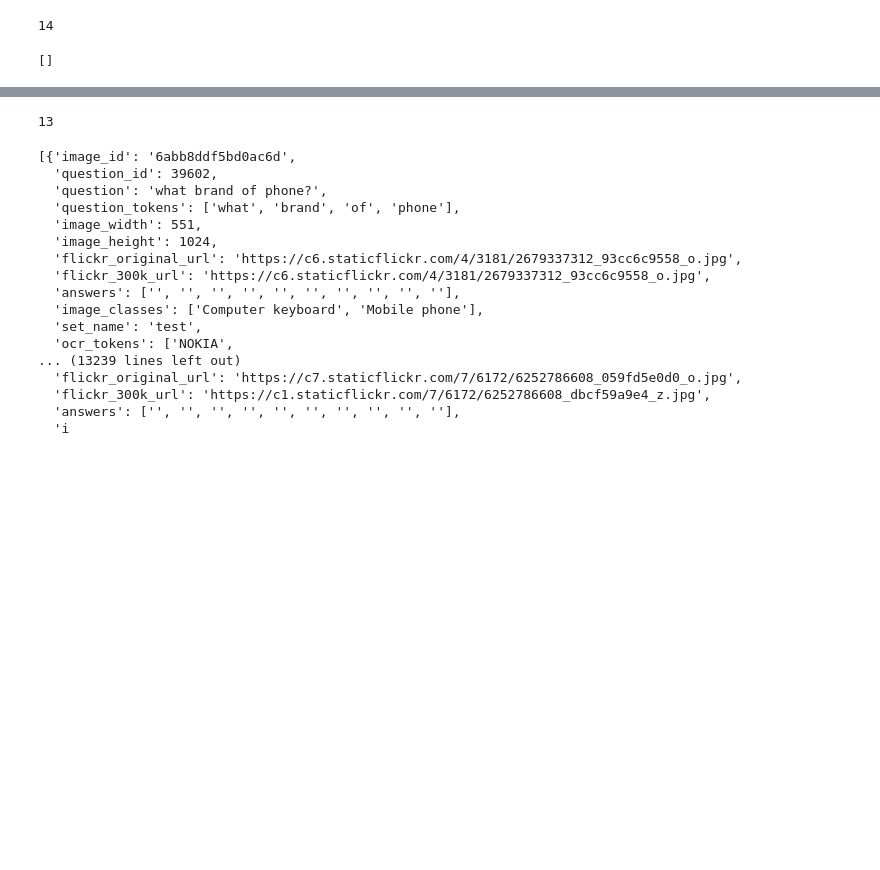
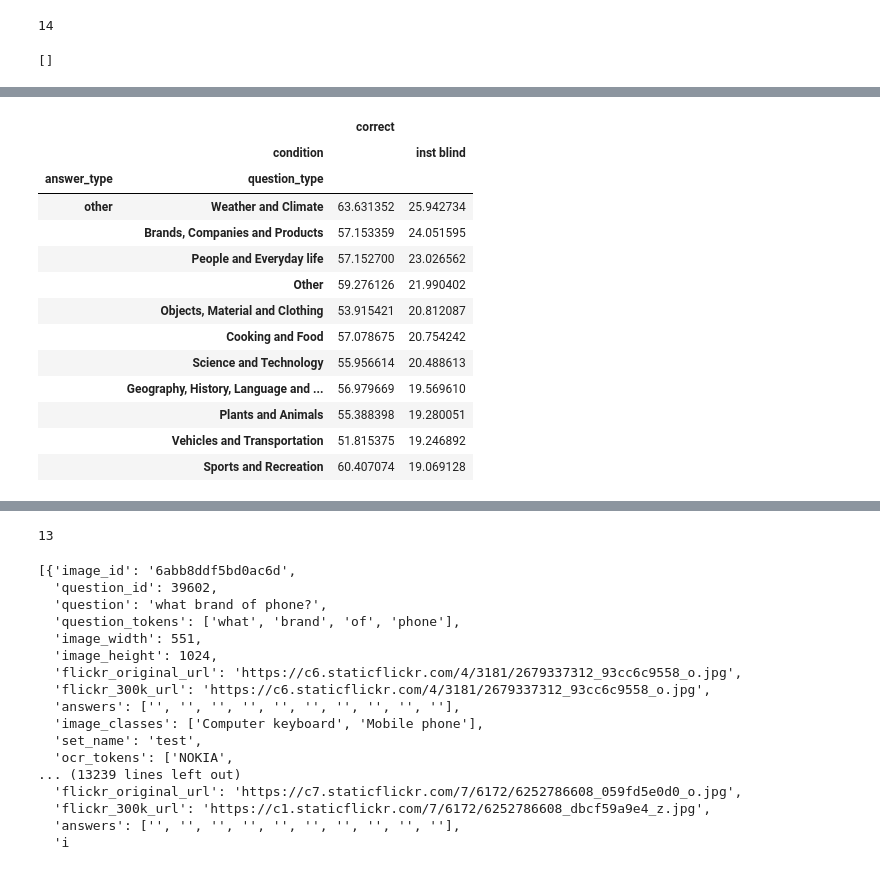
Before and after one commit to unolop/HPA, a Jupyter notebook: evaluation/score_vqa.ipynb, the cells around one changed output, grey strips where cells are left out. Saved outputs shown, nothing was run; the diff lists cells and outputs as text; code cells hidden in the pictures; blank space fills up the shorter version.

```diff
--- a/evaluation/score_vqa.ipynb
+++ b/evaluation/score_vqa.ipynb
@@ -48,0 +38,19 @@ okvqa.pivot_table(index='model', columns='condition', values=['question_id', 'co
+# %%
+okvqa_summary = okvqa.pivot_table(index=['answer_type', 'question_type'], columns=['condition'], values=['correct'], aggfunc='mean')
+okvqa_summary = okvqa_summary.sort_values([('correct', 'inst blind')], ascending=False)
+okvqa_summary
+# %% [output]
+|  |  | correct |  |
+|  | condition |  | inst blind |
+| answer_type | question_type |  |  |
+| other | Weather and Climate | 63.631352 | 25.942734 |
+|  | Brands, Companies and Products | 57.153359 | 24.051595 |
+|  | People and Everyday life | 57.152700 | 23.026562 |
+|  | Other | 59.276126 | 21.990402 |
+|  | Objects, Material and Clothing | 53.915421 | 20.812087 |
+|  | Cooking and Food | 57.078675 | 20.754242 |
+|  | Science and Technology | 55.956614 | 20.488613 |
+|  | Geography, History, Language and ... | 56.979669 | 19.569610 |
+|  | Plants and Animals | 55.388398 | 19.280051 |
+|  | Vehicles and Transportation | 51.815375 | 19.246892 |
+|  | Sports and Recreation | 60.407074 | 19.069128 |
```
Also changed, not shown: parts of 8 cells of this notebook, 6 other files.
